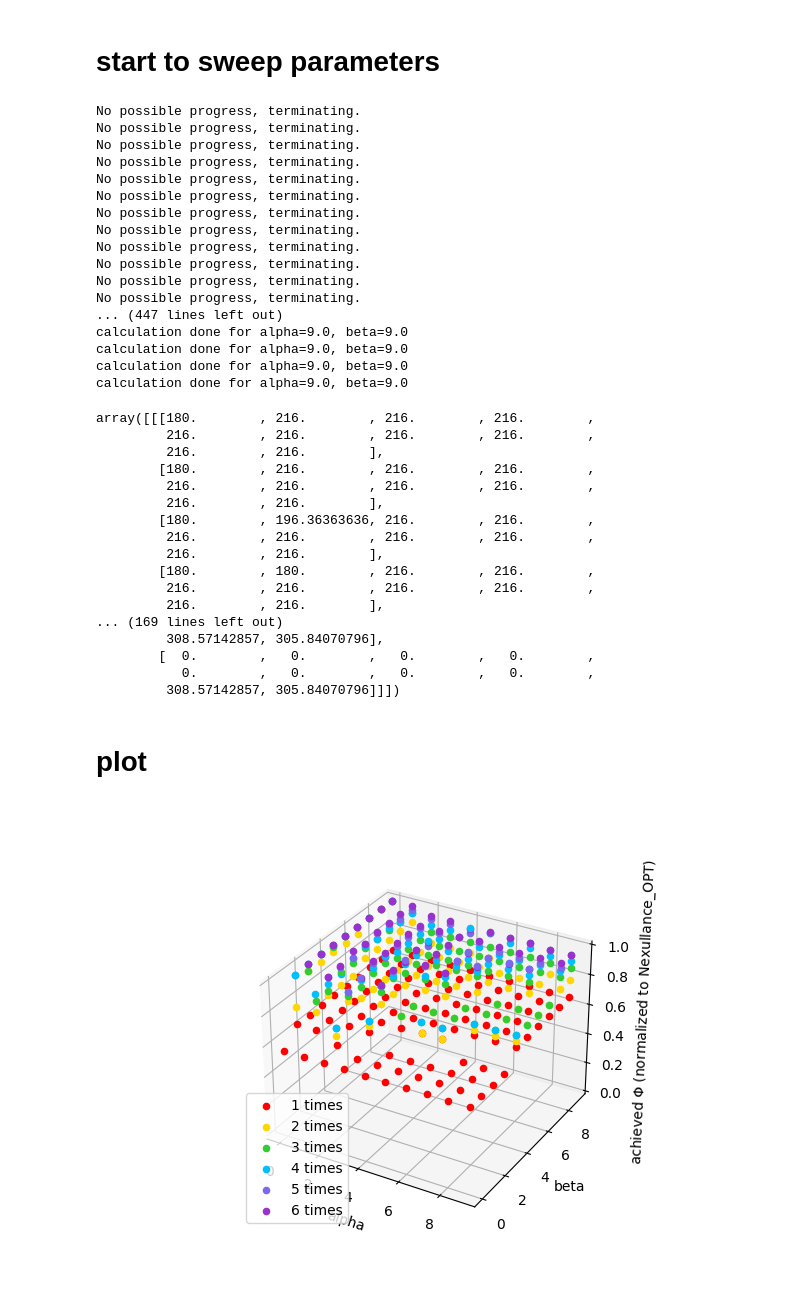
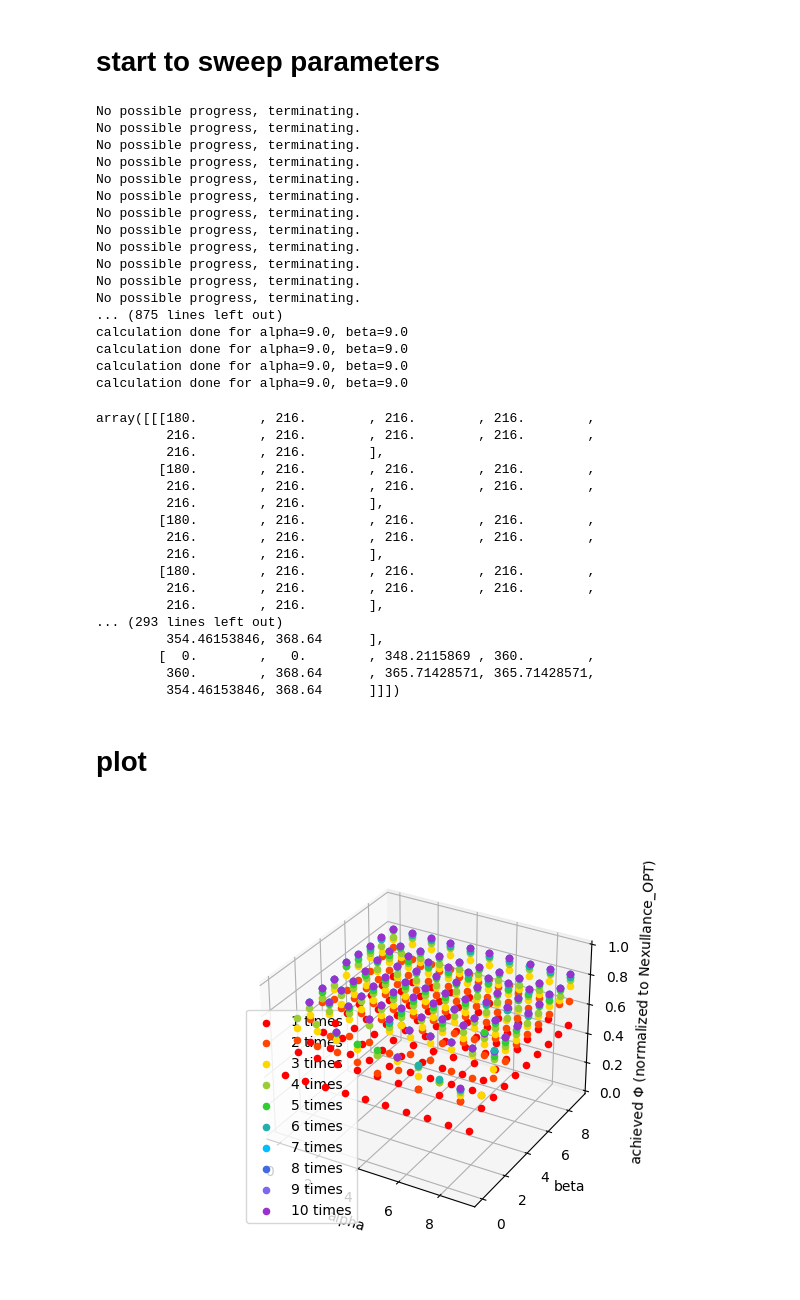
Before and after one commit to ziyuezzy/Nexullance, a Jupyter notebook: nexullance/optimize_method_2_shift_10x.ipynb, the cells around one changed output. Cells and saved outputs as stored; diff of their text form; code cells hidden in the pictures.

```diff
--- a/nexullance/optimize_method_2_shift_10x.ipynb
+++ b/nexullance/optimize_method_2_shift_10x.ipynb
@@ -47,3 +47,24 @@ Max local link load:  0.3
 network congestion may present
 mu = 0.16666666666666666 < 1, max remote link load is higher
 network_total_throughput =  180.0 GBps
+# %%
+# simply linearly scale everything:
+traffic_scaling = 10.0/max(max_local_link_load, max_remote_link_load)
+print(f"scaling traffic to:{traffic_scaling}x")
+M_EPs = M_EPs*traffic_scaling
+M_R = M_R*traffic_scaling
+
+max_remote_link_load = traffic_scaling * max_remote_link_load
+max_local_link_load = traffic_scaling * max_local_link_load
+print("Max remote link load: ", max_remote_link_load)
+print("Max local link load: ", max_local_link_load)
+if max_remote_link_load > 1.0 or max_local_link_load > 1.0:
+    print("network congestion may present")
+    mu = max_local_link_load/max_remote_link_load
+    if mu > 1.0:
+        print(f"mu = {mu} > 1, max local link load is higher")
+    else:
+        print(f"mu = {mu} < 1, max remote link load is higher")
+else:
+    print("network is probably not congested")
+print("network_total_throughput = ", gl.network_total_throughput(M_EPs, max_remote_link_load, max_local_link_load), "GBps")
@@ -54,7 +82,7 @@ network_total_throughput =  180.0 GBps
 _alphas = np.array(list(np.arange(0.0, 10.0, 1.0)), dtype=float)
 _betas = np.array(list(np.arange(0.0, 10.0, 1.0)), dtype=float)
 
-num_method_2 = 6
+num_method_2 = 10
 _result_Phis = np.ndarray((num_method_2, len(_alphas), len(_betas)), dtype=float)*0
 # the first dimension corresponds to iterations
 # %%
@@ -98,7 +126,7 @@ No possible progress, terminating.
 No possible progress, terminating.
 No possible progress, terminating.
 No possible progress, terminating.
-... (447 lines left out)
+... (875 lines left out)
 calculation done for alpha=9.0, beta=9.0
 calculation done for alpha=9.0, beta=9.0
 calculation done for alpha=9.0, beta=9.0
@@ -112,17 +140,17 @@ array([[[180.        , 216.        , 216.        , 216.        ,
         [180.        , 216.        , 216.        , 216.        ,
          216.        , 216.        , 216.        , 216.        ,
          216.        , 216.        ],
-        [180.        , 196.36363636, 216.        , 216.        ,
+        [180.        , 216.        , 216.        , 216.        ,
          216.        , 216.        , 216.        , 216.        ,
          216.        , 216.        ],
-        [180.        , 180.        , 216.        , 216.        ,
+        [180.        , 216.        , 216.        , 216.        ,
          216.        , 216.        , 216.        , 216.        ,
          216.        , 216.        ],
-... (169 lines left out)
-         308.57142857, 305.84070796],
-        [  0.        ,   0.        ,   0.        ,   0.        ,
-           0.        ,   0.        ,   0.        ,   0.        ,
-         308.57142857, 305.84070796]]])
+... (293 lines left out)
+         354.46153846, 368.64      ],
+        [  0.        ,   0.        , 348.2115869 , 360.        ,
+         360.        , 368.64      , 365.71428571, 365.71428571,
+         354.46153846, 368.64      ]]])
 # %% [markdown]
 # plot
 # %%
@@ -147,41 +175,41 @@ array([[[180.        , 216.        , 216.        , 216.        ,
 
 # plt.show()
 # %%
-OPTIMUM = 324.0  # Nexullance_OPT [GBps]
-colors = ['red', 'gold', 'limegreen', 'deepskyblue', 'mediumslateblue', 'darkorchid']
-# colors = ['red', 'orangered', 'gold', 'yellowgreen', 'limegreen',
-#           'lightseagreen', 'deepskyblue', 'royalblue', 'mediumslateblue', 'darkorchid']
+OPTIMUM = 450.0  # Nexullance_OPT [GBps]
+# colors = ['red', 'gold', 'limegreen', 'deepskyblue', 'mediumslateblue', 'darkorchid']
+colors = ['red', 'orangered', 'gold', 'yellowgreen', 'limegreen',
+          'lightseagreen', 'deepskyblue', 'royalblue', 'mediumslateblue', 'darkorchid']
 
 
 fig = plt.figure()
 ax = fig.add_subplot(projection='3d')
 
 legend_handles = []  # List to store legend handles
 legend_labels = []   # List to store legend labels
 
 for i, _alpha in enumerate(_alphas):
     for j, _beta in enumerate(_betas):
         for it in range(num_method_2):
             if _result_Phis[it, i, j] != 0:
                 # Scatter plot
                 ax.scatter(_alpha, _beta, _result_Phis[it, i, j] / OPTIMUM,
                         marker='o', c=colors[it])
 
 # Create legend handles and labels for each color
 for it, color in enumerate(colors):
     legend_handles.append(ax.scatter([], [], [], c=color, label=f"{it+1} times"))
     legend_labels.append(f"{it+1} times")
 
 ax.set_xlabel('alpha')
 ax.set_ylabel('beta')
 ax.set_zlabel('achieved $\Phi$ (normalized to Nexullance_OPT)')
 ax.set_zlim([0, 1])
 
 # Plot legend with the handles and labels created
 plt.legend(handles=legend_handles, labels=legend_labels)
 plt.show()
 # %% [output]
-[figure, old version]
+[figure, new version]
 # %%
 np.max(_result_Phis)/OPTIMUM
 # %% [output]
```
Also changed, not shown: parts of 4 cells of this notebook, 7 other files.
